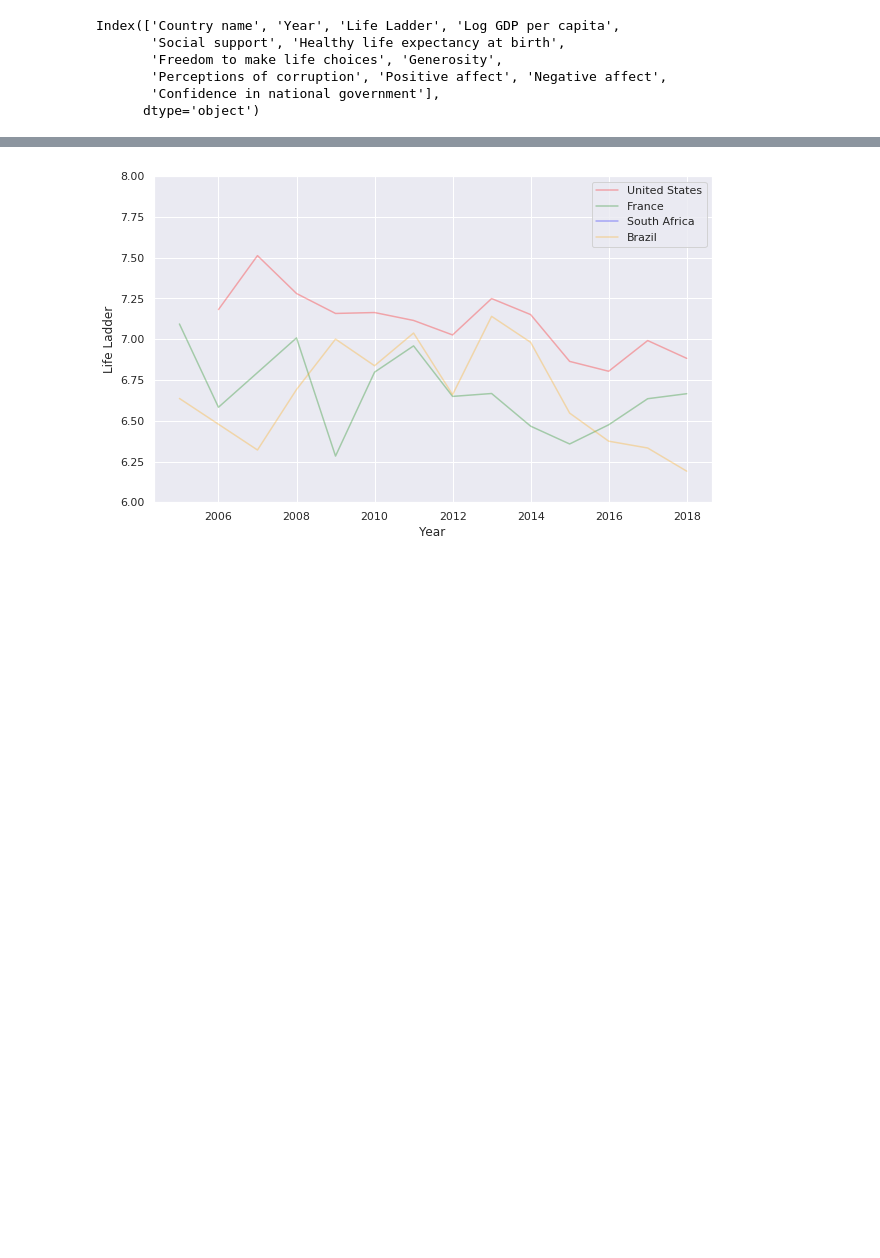
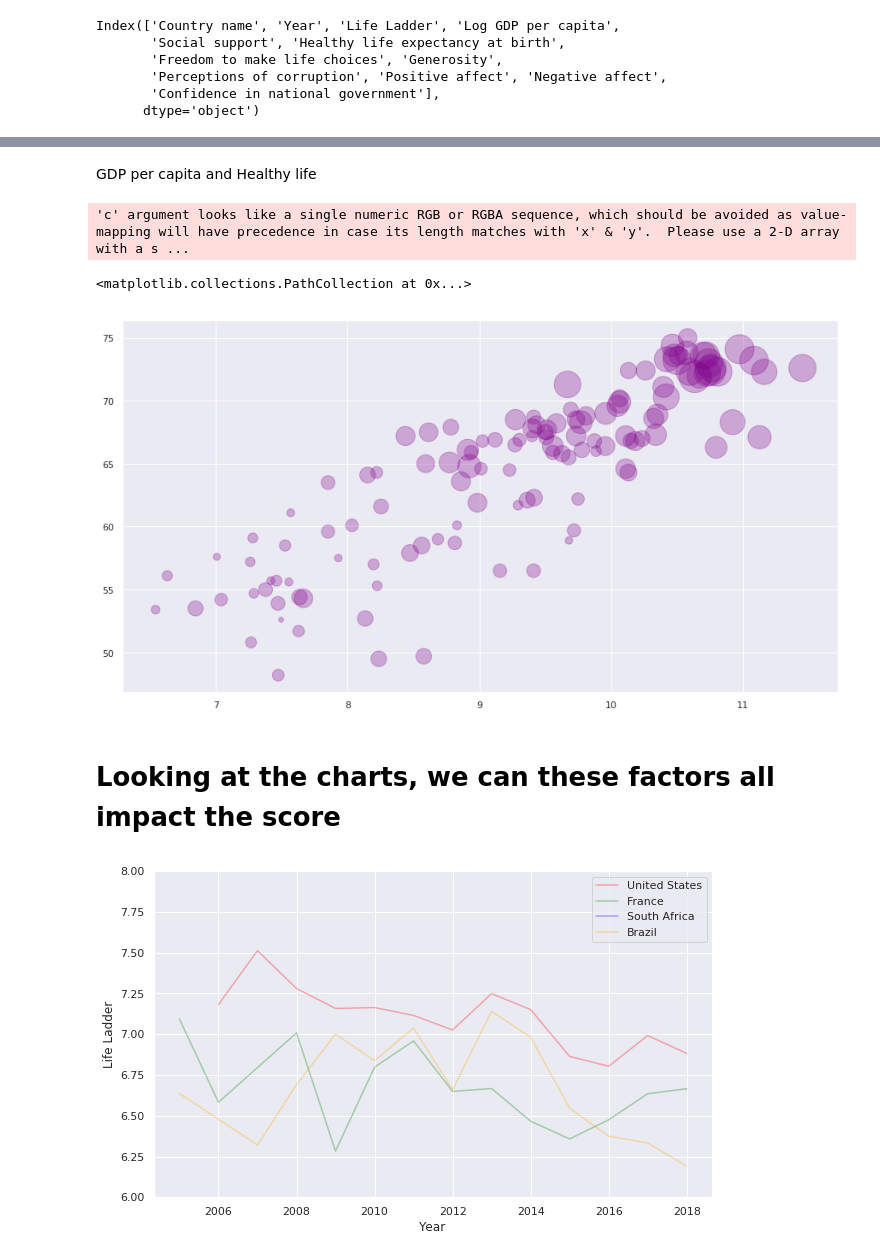
Before and after one commit to tlplus/Probability_Stats_Project, a Jupyter notebook: World Happiness Report.ipynb, the cells around one changed output, grey strips where cells are left out. Saved outputs shown, nothing was run; the diff lists cells and outputs as text; code cells hidden in the pictures; blank space fills up the shorter version.

```diff
--- a/World Happiness Report.ipynb
+++ b/World Happiness Report.ipynb
@@ -117,3 +138,18 @@ df_2018.head(20)
+# %% [markdown]
+GDP per capita and Healthy life
+# %%
+plt.figure(figsize = (15, 8))
+plt.scatter(df_2018['Log GDP per capita'],
+            df_2018['Healthy life expectancy at birth'],
+            s = df_2018['Life Ladder']**3.5,
+            alpha = 0.3,
+            c=np.random.rand(3,))
+# %% [output]
+'c' argument looks like a single numeric RGB or RGBA sequence, which should be avoided as value-mapping will have precedence in case its length matches with 'x' & 'y'.  Please use a 2-D array with a s ...
+<matplotlib.collections.PathCollection at 0x...>
+[figure, added]
+# %% [markdown]
+# Looking at the charts, we can these factors all impact the score
 # %%
 usa = df[df['Country name'] == 'United States']
 france = df[df['Country name'] == 'France']
```
Also changed, not shown: parts of 5 cells of this notebook.
